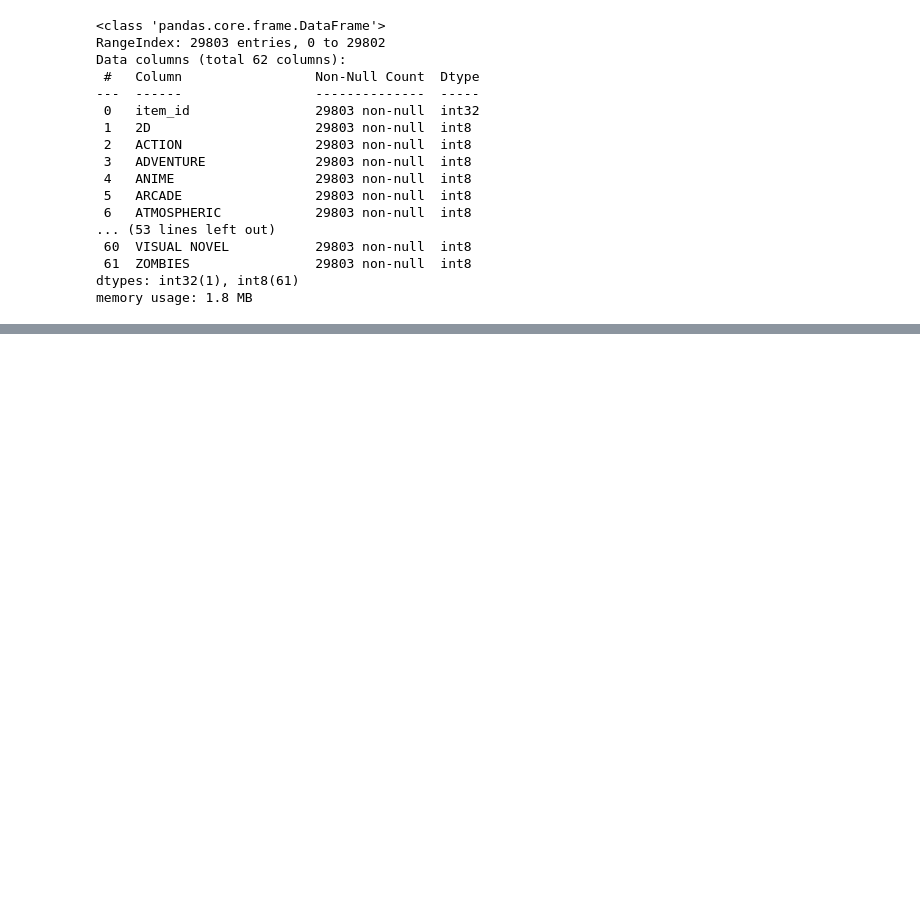
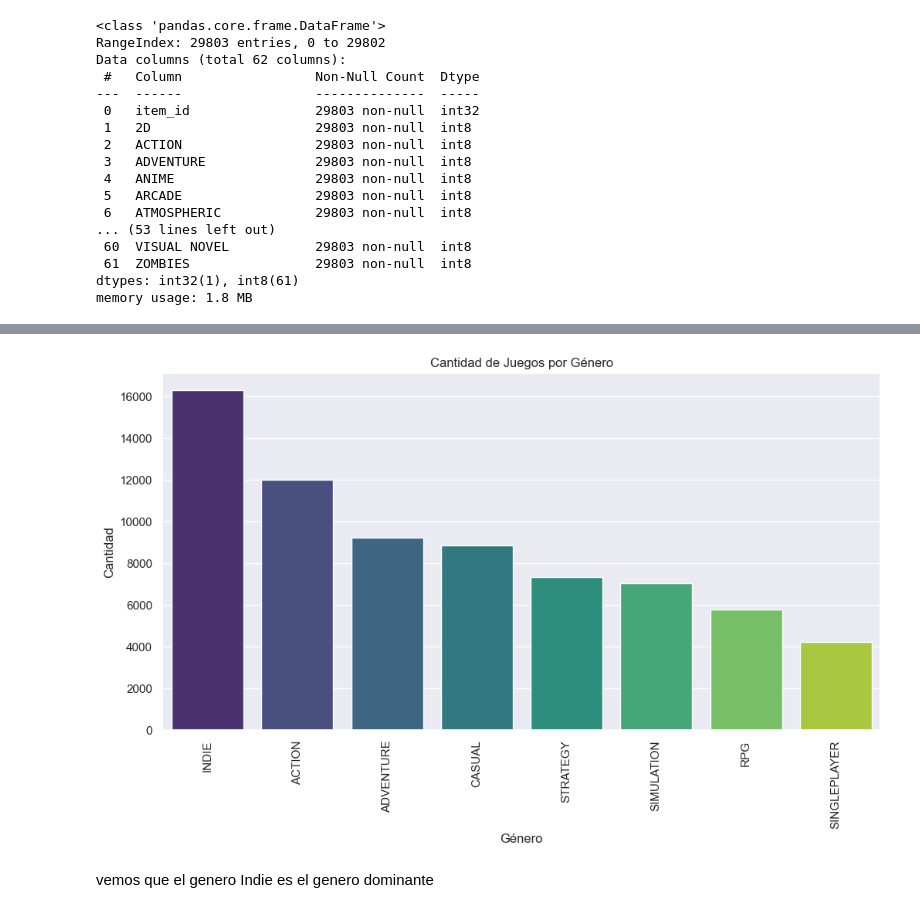
Before and after one commit to PrietoPy/PI_ML_OPS-PT, a Jupyter notebook: Notebooks/EDA.ipynb, the cells around one changed output, grey strips where cells are left out. Drawn from its saved outputs; the diff is of its cells as text; code cells hidden in the pictures; blank space fills up the shorter version.

```diff
--- a/Notebooks/EDA.ipynb
+++ b/Notebooks/EDA.ipynb
@@ -60,0 +106,15 @@ memory usage: 119.0 MB
+# %%
+valores_mayores_2500 = suma_por_genero[suma_por_genero > 2500]
+valores_mayores_2500 = valores_mayores_2500.sort_values(ascending=False)
+# %%
+plt.figure(figsize=(12, 6))
+sns.barplot(x=valores_mayores_2500.index, y=valores_mayores_2500.values, hue=valores_mayores_2500.index, palette='viridis', dodge=False)
+plt.xticks(rotation=90)  # Rota las etiquetas del eje x para mayor legibilidad
+plt.xlabel('Género')
+plt.ylabel('Cantidad')
+plt.title('Cantidad de Juegos por Género')
+plt.show()
+# %% [output]
+[figure, added]
+# %% [markdown]
+vemos que el genero Indie es el genero dominante
```
Also changed, not shown: parts of 98 cells of this notebook, 7 other files.
